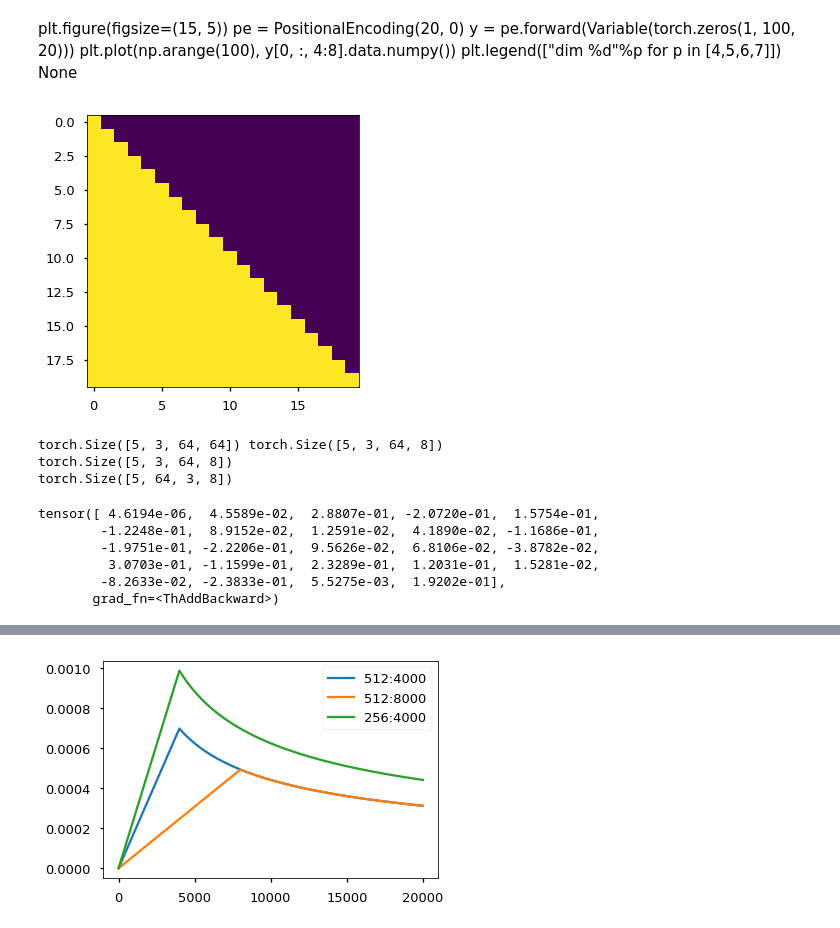
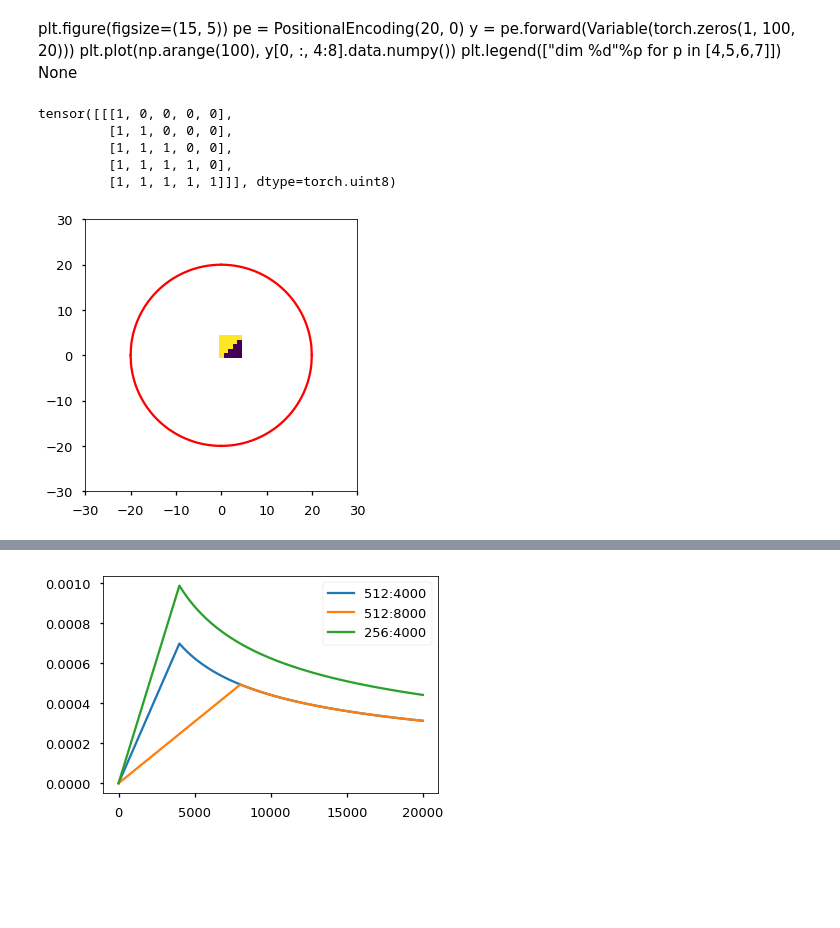
Before and after one commit to honkliu/March, a Jupyter notebook: src/Python/NLPTransformer/Transformer.ipynb, the cells around one changed output, grey strips where cells are left out. Cells and saved outputs as stored; diff of their text form; code cells hidden in the pictures; blank space fills up the shorter version.

```diff
--- a/src/Python/NLPTransformer/Transformer.ipynb
+++ b/src/Python/NLPTransformer/Transformer.ipynb
@@ -103,9 +122,3 @@ def subsequent_mask(size):
     attn_shape = (1, size, size)
     subsequent_mask = np.triu(np.ones(attn_shape), k=1).astype('uint8')
     return torch.from_numpy(subsequent_mask) == 0
-# %%
-plt.figure(figsize=(5,5))
-plt.imshow(subsequent_mask(20)[0])
-None
-# %% [output]
-[figure, removed]
@@ -112,3 +153,24 @@ None
+# %%
+plt.figure(figsize=(5,5))
+plt.imshow(subsequent_mask(5)[0])
+print(subsequent_mask(5))
+plt.xlim([-30, 30])
+plt.ylim([-30, 30])
+xx = np.linspace(0, 20, 221)
+yy = np.sqrt(400 - xx*xx)
+plt.plot(xx, yy, color='red')
+plt.plot(xx, -yy, color='red')
+plt.plot(-xx, yy, color='red')
+plt.plot(-xx, -yy, color='red')
+
+None
+# %% [output]
+tensor([[[1, 0, 0, 0, 0],
+         [1, 1, 0, 0, 0],
+         [1, 1, 1, 0, 0],
+         [1, 1, 1, 1, 0],
+         [1, 1, 1, 1, 1]]], dtype=torch.uint8)
+[figure, added]
 # %%
 def attention(query, key, value, mask= None, dropout=None):
     d_k = query.size(-1)
@@ -125,29 +191,5 @@ def attention(query, key, value, mask= None, dropout=None):
     a = torch.matmul(p_attn, value)
     return torch.matmul(p_attn, value), p_attn
-# %%
-# x = attention(q, k, v)
-k = torch.randn(5, 64, 24)
-q = torch.randn(5, 64, 24)
-v = torch.randn(5, 64, 24)
-
-lines = clones(nn.Linear(24, 24), 4)
-
-query, key, value = [l(x).view(5, -1, 3, 8).transpose(1,2) for l, x in zip(lines, (q, k, v))]
-x, atten = attention(query, key, value)
-print(x.shape)
-a = x.transpose(1,2)
-print(a.shape)
-lines[-1](a.contiguous().view(5, -1, 24)[0][0])
-# %% [output]
-torch.Size([5, 3, 64, 64]) torch.Size([5, 3, 64, 8])
-torch.Size([5, 3, 64, 8])
-torch.Size([5, 64, 3, 8])
-tensor([ 4.6194e-06,  4.5589e-02,  2.8807e-01, -2.0720e-01,  1.5754e-01,
-        -1.2248e-01,  8.9152e-02,  1.2591e-02,  4.1890e-02, -1.1686e-01,
-        -1.9751e-01, -2.2206e-01,  9.5626e-02,  6.8106e-02, -3.8782e-02,
-         3.0703e-01, -1.1599e-01,  2.3289e-01,  1.2031e-01,  1.5281e-02,
-        -8.2633e-02, -2.3833e-01,  5.5275e-03,  1.9202e-01],
-       grad_fn=<ThAddBackward>)
 # %%
 class MultiHeadedAttention(nn.Module):
     def __init__(self, h, d_model, dropout=0.1):
```
Also changed, not shown: parts of 29 cells of this notebook, 2 other files.
